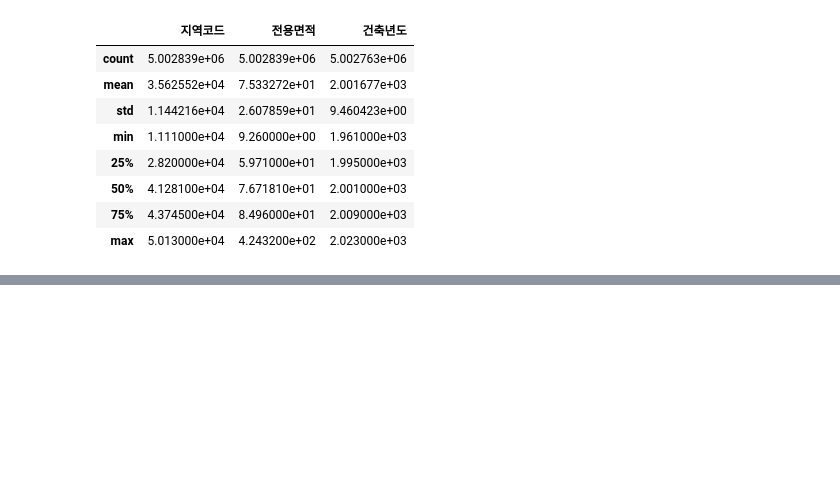
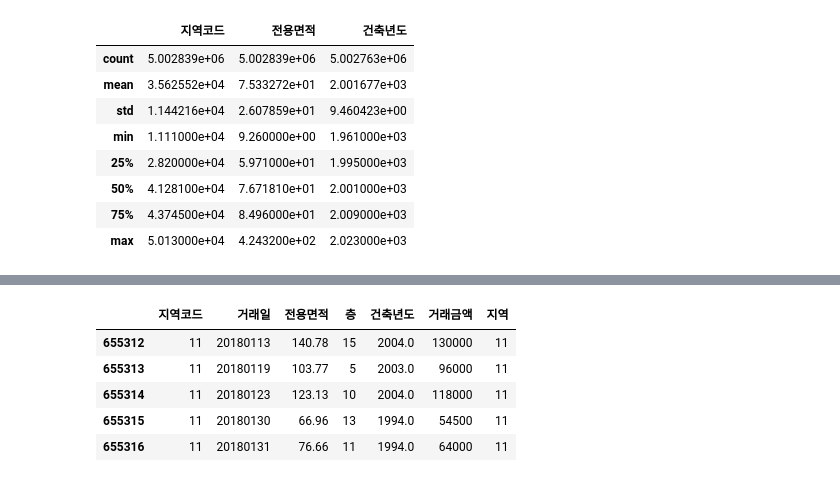
Before and after one commit to rommaniitedomum/deep_learning, a Jupyter notebook: predict_appat_price.ipynb, the cells around one changed output, grey strips where cells are left out. Cells and saved outputs as stored; diff of their text form; code cells hidden in the pictures; blank space fills up the shorter version.

```diff
--- a/predict_appat_price.ipynb
+++ b/predict_appat_price.ipynb
@@ -125,0 +176,34 @@ df.describe()
+# %%
+# ‘거래일' 데이터 형식 통일
+# ‘거래일’의 데이터 형식을 모두 ‘20150000’ 형식으로 통일하고, 후에 카테고리 데이터로 설정하여 예측에 용이한 형태로 변환될 수 있도록 구성
+# 날짜 형식 변경
+# '1/31/2018'을 '20180118'로 변경
+import re
+
+
+day = []
+
+
+for date in df["거래일"]:
+    date = date.split(" ")
+    date = date[0]
+    date = re.split("/|-", date)
+    if len(date[0]) == 4:
+        date = int(date[0] + date[1] + date[2])
+    else:
+        if len(date[0]) == 1:
+            date[0] = "0" + date[0]
+            if len(date[1]) == 1:
+                date[1] = "0" + date[1]
+        date = int(date[2] + date[0] + date[1])
+    day.append(date)
+df["거래일"] = day
+
+df.head()
+# %% [output]
+|  | 지역코드 | 거래일 | 전용면적 | 층 | 건축년도 | 거래금액 | 지역 |
+| 655312 | 11 | 20180113 | 140.78 | 15 | 2004.0 | 130000 | 11 |
+| 655313 | 11 | 20180119 | 103.77 | 5 | 2003.0 | 96000 | 11 |
+| 655314 | 11 | 20180123 | 123.13 | 10 | 2004.0 | 118000 | 11 |
+| 655315 | 11 | 20180130 | 66.96 | 13 | 1994.0 | 54500 | 11 |
+| 655316 | 11 | 20180131 | 76.66 | 11 | 1994.0 | 64000 | 11 |
```
Also changed, not shown: parts of 28 cells of this notebook, 1 other file.
